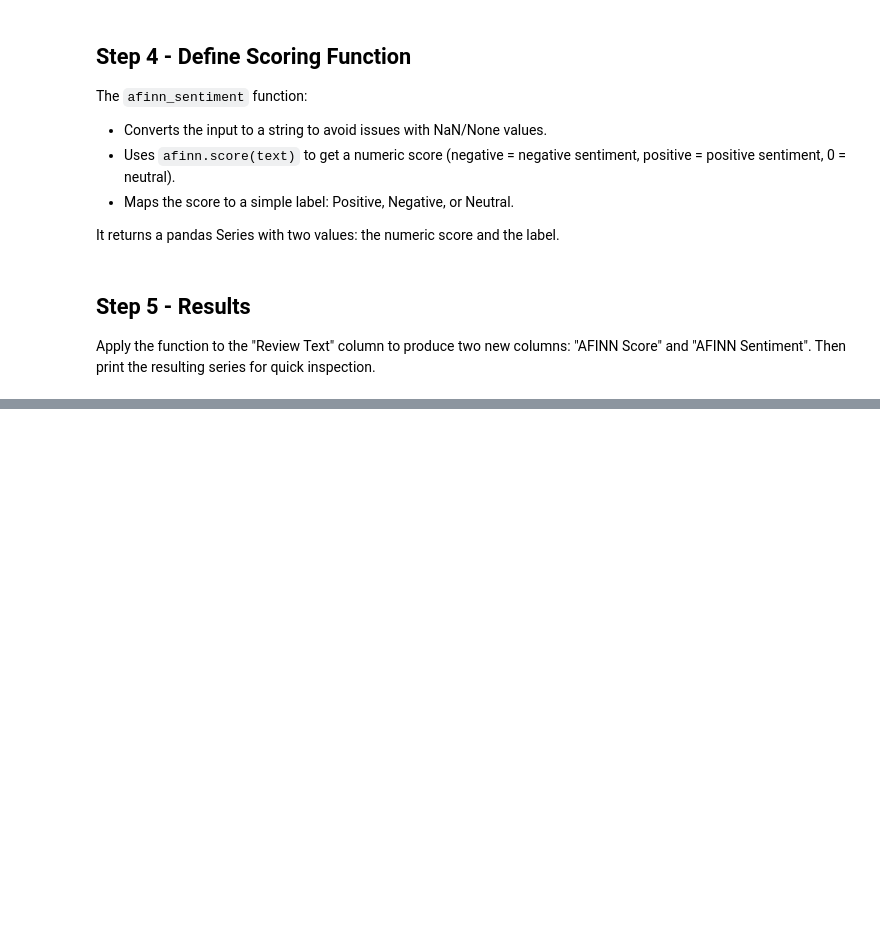
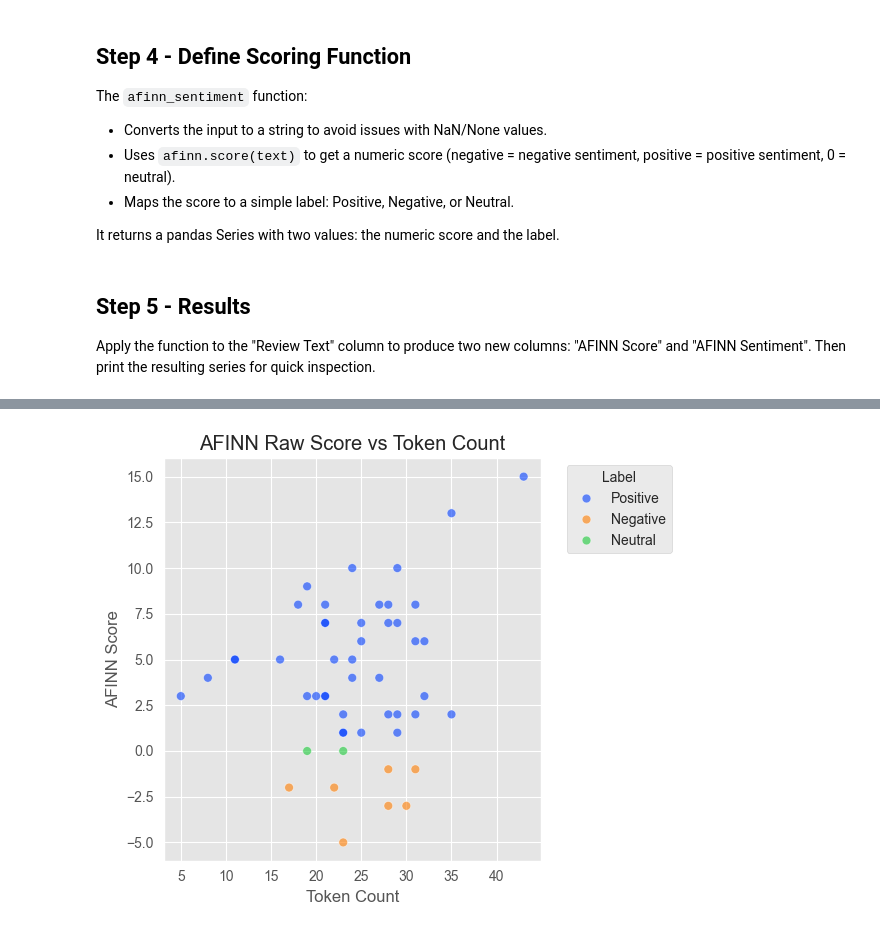
Before and after one commit to MyLightIsOn/sentiment-analysis-study, a Jupyter notebook: afinn.ipynb, the cells around one changed output, grey strips where cells are left out. Drawn from its saved outputs; the diff is of its cells as text; code cells hidden in the pictures; blank space fills up the shorter version.

```diff
--- a/afinn.ipynb
+++ b/afinn.ipynb
@@ -57,0 +158,11 @@ print(results)
+# %%
+fig, ax = plt.subplots(figsize=(6,5))
+sns.scatterplot(data=reviews_df, x='token_count', y='AFINN Score', hue='AFINN Label', alpha=0.6, s=40)
+ax.set_title('AFINN Raw Score vs Token Count')
+ax.set_xlabel('Token Count')
+ax.set_ylabel('AFINN Score')
+plt.legend(title='Label', bbox_to_anchor=(1.05, 1), loc='upper left')
+plt.tight_layout()
+plt.show()
+# %% [output]
+[figure, added]
```
Also changed, not shown: parts of 15 cells of this notebook.
